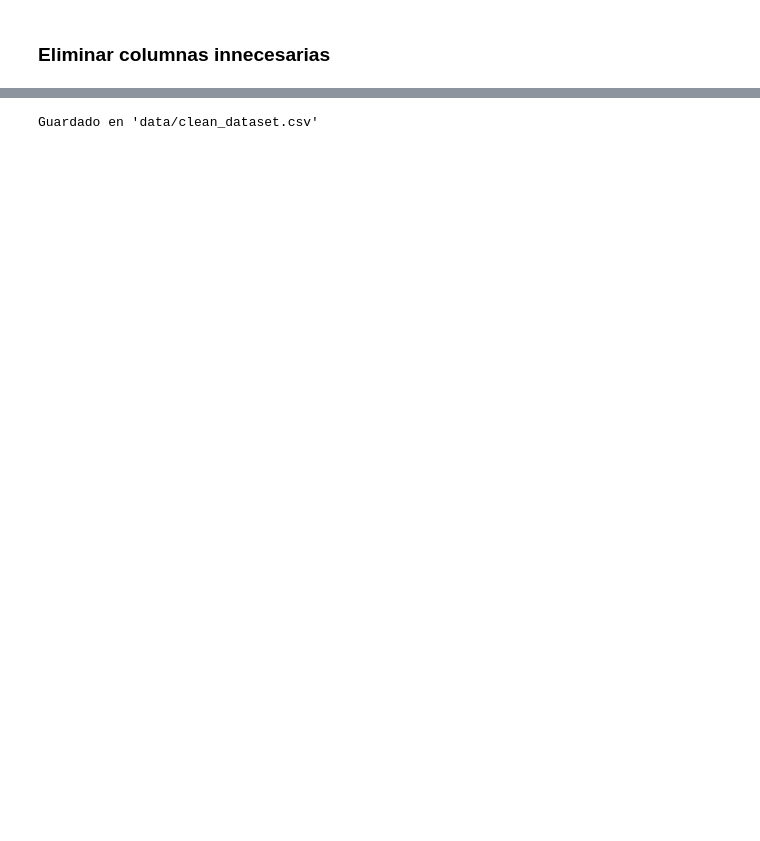
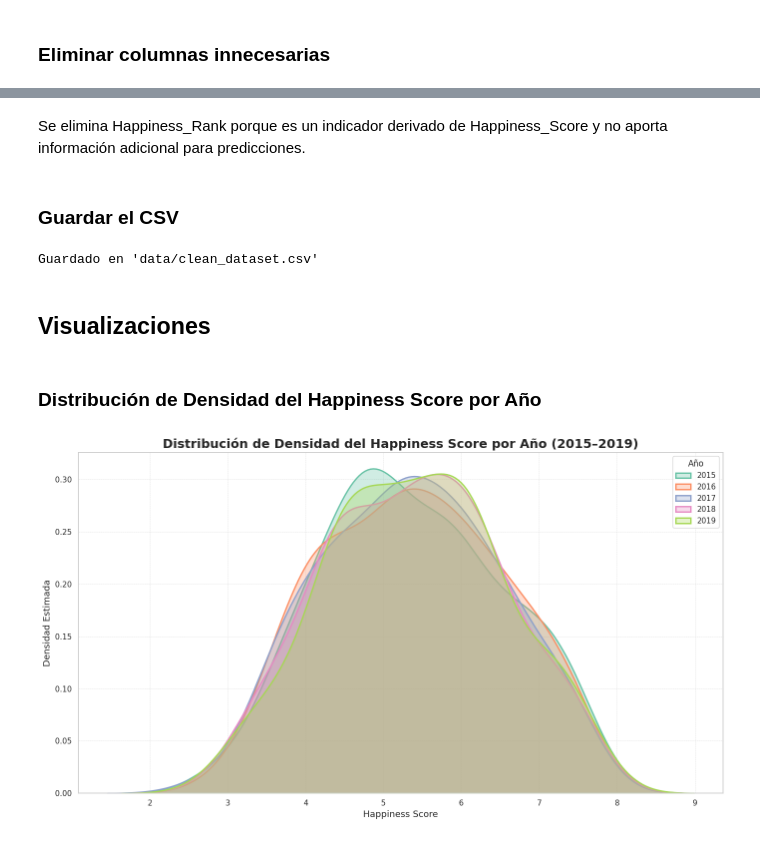
Before and after one commit to Michelburgos/Workshop-3, a Jupyter notebook: notebooks/001-EDA.ipynb, the cells around one changed output, grey strips where cells are left out. Drawn from its saved outputs; the diff is of its cells as text; code cells hidden in the pictures; blank space fills up the shorter version.

```diff
--- a/notebooks/001-EDA.ipynb
+++ b/notebooks/001-EDA.ipynb
@@ -926,5 +931,42 @@ df = df.drop(columns=[ 'Happiness_Rank'])
+# %% [markdown]
+Se elimina Happiness_Rank porque es un indicador derivado de Happiness_Score y no aporta información adicional para predicciones.
+# %% [markdown]
+### Guardar el CSV
 # %%
 df.to_csv('../data/clean_dataset.csv', index=False)
 print("\nGuardado en 'data/clean_dataset.csv'")
 # %% [output]
 Guardado en 'data/clean_dataset.csv'
+# %% [markdown]
+## Visualizaciones
+# %% [markdown]
+### Distribución de Densidad del Happiness Score por Año
+# %%
+
+sns.set(style="whitegrid")
+plt.figure(figsize=(14, 8))
+
+years = sorted(df['Year'].unique())
+
+palette = sns.color_palette("Set2", len(years))
+
+for i, year in enumerate(years):
+    sns.kdeplot(
+        data=df[df['Year'] == year],
+        x='Happiness_Score',
+        label=str(year),
+        fill=True,
+        alpha=0.3,
+        linewidth=2,
+        color=palette[i]
+    )
+
+plt.title('Distribución de Densidad del Happiness Score por Año (2015–2019)', fontsize=18, weight='bold')
+plt.xlabel('Happiness Score', fontsize=13)
+plt.ylabel('Densidad Estimada', fontsize=13)
+plt.legend(title='Año', loc='upper right', fontsize=11, title_fontsize=12)
+plt.grid(True, linestyle='--', linewidth=0.5, alpha=0.7)
+plt.tight_layout()
+plt.show()
+# %% [output]
+[figure, added]
```
Also changed, not shown: parts of 30 cells of this notebook, 2 other files.
